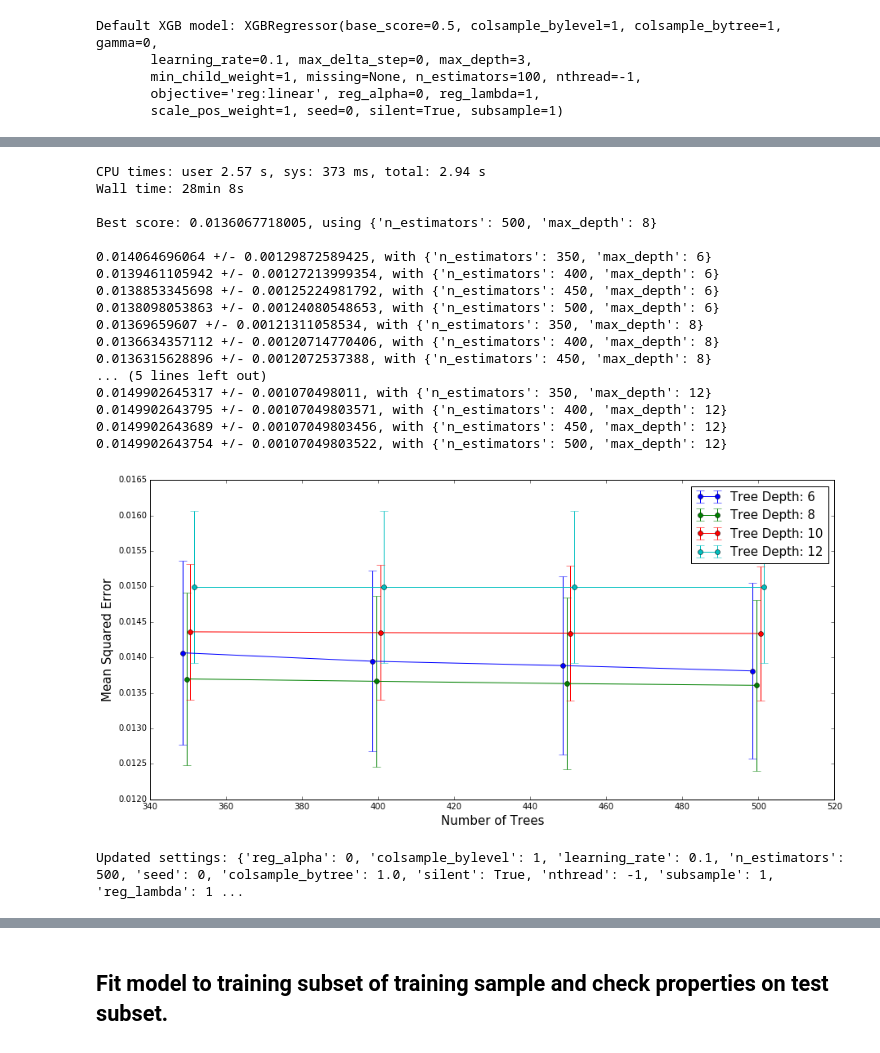
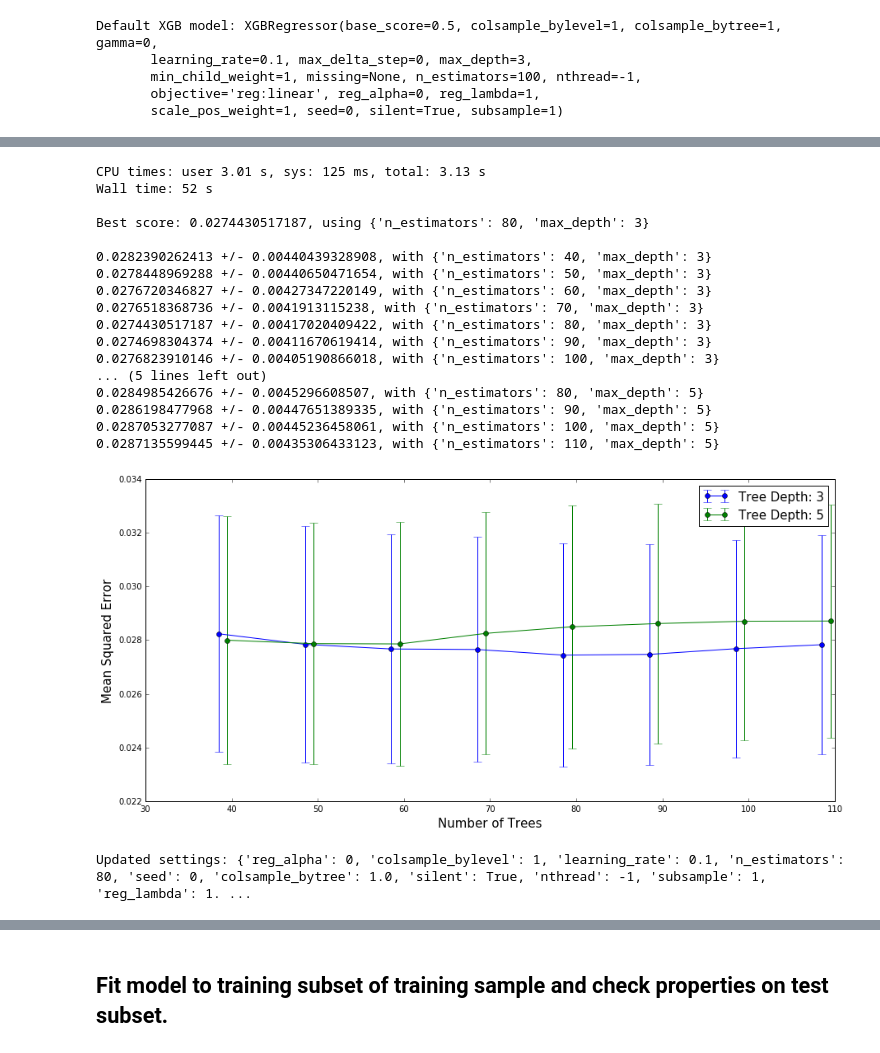
Before and after one commit to LucDemortier/WindTurbineOutputPrediction, a Jupyter notebook: 5_xgboost_regressor.ipynb, the cells around one changed output, grey strips where cells are left out. Saved outputs shown, nothing was run; the diff lists cells and outputs as text; code cells hidden in the pictures.

Commit message:
Changed XGBoost cross validation to be the one for time series

```diff
--- a/5_xgboost_regressor.ipynb
+++ b/5_xgboost_regressor.ipynb
@@ -49,9 +78,9 @@ import csv
 Load preprocessed training data set and split it into training and testing subsets.
 '''
 # Set input parameters
-N_train           = 10000 # Size of training subset within training data set
-rmws              = 1     # Rolling mean window size
-nturbines         = 10    # Number of different turbines in data set
+N_train           = 10000  # Size of training subset within training data set
+rmws              = 3      # Rolling mean window size
+nturbines         = 10     # Number of different turbines in data set
 wind_measurements = [1, 2, 3, 4, 6, 7, 9, 10]
 gamlss            = False  # Flag to enable analysis on the same predictors as the gamlss analysis
 
@@ -67,7 +96,8 @@ elif rmws==3:
 #    TrainingDataFile = "data/Train_pp_2017_03_09_17_07_30.pkl" # With rolling means over 3 measurements
 #    TrainingDataFile = "data/Train_pp_2017_03_10_15_37_41.pkl" # Rolling means over 3 measurements
 #    TrainingDataFile = "data/Train_pp_2017_03_27_17_43_43.pkl" # Rolling means over 3 measurements, dups removed
-    TrainingDataFile = "data/Train_pp_2017_10_22_17_15_21.pkl" # Rolling means over 3 measurements, dups removed
+#    TrainingDataFile = "data/Train_pp_2017_10_22_17_15_21.pkl" # Rolling means over 3 measurements, dups removed
+    TrainingDataFile = "data/Train_pp_2018_10_21_12_22_36.csv" # Rolling means over 3 measurements (excl.), dups removed
 elif rmws==4:
     rm = "_rm4_"
     TrainingDataFile = "data/Train_pp_2017_03_11_02_06_50.pkl" # Rolling means over 4 measurements
@@ -75,23 +105,26 @@ else:
     print("Invalid rolling mean window size: {0}".format(rmws))
 
 # Load data
-df0 = pd.read_pickle(TrainingDataFile)
+if TrainingDataFile[-3:] == "pkl":
+    df0 = pd.read_pickle(TrainingDataFile)
+else:
+    df0 = pd.read_csv(TrainingDataFile, header=[0,1])
 print('Shape of loaded data frame: {0}'.format(df0.shape))
 
 # Rename dataframe columns and make lists with the new predictor and target labels
-predictors  = [item[0]+'_'+str(item[1]) for item in df0.columns.values if item[0]!='TARGETVAR']
-predictors  = [predictor if predictor[-1]!='_' else predictor[:-1] for predictor in predictors]
+predictors  = [item[0]+'_'+str(item[1]) if item[1].isdigit() else item[0] \
+               for item in df0.columns.values if item[0]!='TARGETVAR']
 targets     = [item[0]+'_'+str(item[1]) for item in df0.columns.values if item[0]=='TARGETVAR']
 df0.columns = targets+predictors
 
 # If desired, transform predictor variables to be the same as in the gamlss analysis
-U10label  = ["U10"+rm+str(i) for i in wind_measurements]
-U100label = ["U100"+rm+str(i) for i in wind_measurements]
-V10label  = ["V10"+rm+str(i) for i in wind_measurements]
-V100label = ["V100"+rm+str(i) for i in wind_measurements]
-H10label  = ["H10"+rm+str(i) for i in wind_measurements]
-H100label = ["H100"+rm+str(i) for i in wind_measurements]
 if gamlss:
+    U10label  = ["U10"+rm+str(i) for i in wind_measurements]
+    U100label = ["U100"+rm+str(i) for i in wind_measurements]
+    V10label  = ["V10"+rm+str(i) for i in wind_measurements]
+    V100label = ["V100"+rm+str(i) for i in wind_measurements]
+    H10label  = ["H10"+rm+str(i) for i in wind_measurements]
+    H100label = ["H100"+rm+str(i) for i in wind_measurements]
     for i in range(0,len(wind_measurements)):
         df0[H10label[i]]  = np.sqrt(df0[U10label[i]]**2 + df0[V10label[i]]**2)
         df0[H100label[i]] = np.sqrt(df0[U100label[i]]**2 + df0[V100label[i]]**2)
@@ -102,8 +135,11 @@ if gamlss:
     df0.drop(["YEAR", "DAYOFYEAR", "HOUR"], 1, inplace=True)
     predictors = [item for item in df0.columns.values if item[:9]!='TARGETVAR']
 
-# Split data set into training and testing subsets
-df0_train, df0_test  = train_test_split(df0, train_size=N_train, random_state=0)
+# Split data set into training and testing subsets.
+# Note that we don't randomize since the data set is a time series.
+# Training and testing subsets are taken from consecutive, non-overlapping time periods.
+df0_train = df0.iloc[:N_train,:].copy(deep=True)
+df0_test  = df0.iloc[N_train:,:].copy(deep=True)
 
 print('Shape of df0_train:         {0}'.format(df0_train.shape))
 print('Shape of df0_test:          {0}'.format(df0_test.shape))
@@ -198,58 +234,58 @@ Tune the number and size of trees using cross-validation.
 '''
 
 # Grid search
-xgb1 = XGBRegressor(**defaults)
-searchGrid = {'n_estimators': [350, 400, 450, 500], 'max_depth': [6, 8, 10, 12]}
-gSearch = GridSearchCV(xgb1, searchGrid, scoring='neg_mean_squared_error', n_jobs=-1,
-                       iid=True, cv=5, refit=False)
+xgb1       = XGBRegressor(**defaults)
+searchGrid = {'n_estimators': [40, 50, 60, 70, 80, 90, 100, 110], 'max_depth': [3, 5]}
+tscv       = TimeSeriesSplit(n_splits=5)
+gSearch    = GridSearchCV(xgb1, searchGrid, scoring='neg_mean_squared_error', n_jobs=-1, cv=tscv, refit=True)
 %time gSearch.fit(df0_train[predictors], df0_train[target])
 
 # Summarize results
 print('\nBest score: {0}, using {1}\n'.format(-gSearch.best_score_, gSearch.best_params_))
 means  = gSearch.cv_results_['mean_test_score']
 stds   = gSearch.cv_results_['std_test_score']
 params = gSearch.cv_results_['params']
 for mean, stdev, param in zip(means, stds, params):
     print('{0} +/- {1}, with {2}'.format(-mean, stdev, param))
 
 # Plot results (flip the score signs so we have mse instead of -mse).
 n_xval    = len(searchGrid['n_estimators'])
 n_yval    = len(searchGrid['max_depth'])
 scores    = -np.array(means).reshape(n_yval, n_xval)
 escores   = np.array(stds).reshape(n_yval, n_xval)
 fig, axis = plt.subplots(nrows=1, ncols=1, figsize=(15, 7))
 x_offset = [-1.5, -0.5, 0.5, 1.5]
 for i, value in enumerate(searchGrid['max_depth']):
     plt.errorbar(x_offset[i]+np.array(searchGrid['n_estimators']), scores[i],
                  yerr=escores[i], fmt='-o', capsize=5, label='Tree Depth: '+str(value))
 plt.legend(fontsize=15)
 plt.xlabel('Number of Trees', fontsize=15)
 plt.ylabel('Mean Squared Error', fontsize=15)
 plt.show()
 
 # Update defaults
 defaults.update(gSearch.best_params_)
 print('Updated settings: {0}'.format(defaults))
 # %% [output]
-CPU times: user 2.57 s, sys: 373 ms, total: 2.94 s
-Wall time: 28min 8s
+CPU times: user 3.01 s, sys: 125 ms, total: 3.13 s
+Wall time: 52 s
 
-Best score: 0.0136067718005, using {'n_estimators': 500, 'max_depth': 8}
+Best score: 0.0274430517187, using {'n_estimators': 80, 'max_depth': 3}
 
-0.014064696064 +/- 0.00129872589425, with {'n_estimators': 350, 'max_depth': 6}
-0.0139461105942 +/- 0.00127213999354, with {'n_estimators': 400, 'max_depth': 6}
-0.0138853345698 +/- 0.00125224981792, with {'n_estimators': 450, 'max_depth': 6}
-0.0138098053863 +/- 0.00124080548653, with {'n_estimators': 500, 'max_depth': 6}
-0.01369659607 +/- 0.00121311058534, with {'n_estimators': 350, 'max_depth': 8}
-0.0136634357112 +/- 0.00120714770406, with {'n_estimators': 400, 'max_depth': 8}
-0.0136315628896 +/- 0.0012072537388, with {'n_estimators': 450, 'max_depth': 8}
+0.0282390262413 +/- 0.00440439328908, with {'n_estimators': 40, 'max_depth': 3}
+0.0278448969288 +/- 0.00440650471654, with {'n_estimators': 50, 'max_depth': 3}
+0.0276720346827 +/- 0.00427347220149, with {'n_estimators': 60, 'max_depth': 3}
+0.0276518368736 +/- 0.0041913115238, with {'n_estimators': 70, 'max_depth': 3}
+0.0274430517187 +/- 0.00417020409422, with {'n_estimators': 80, 'max_depth': 3}
+0.0274698304374 +/- 0.00411670619414, with {'n_estimators': 90, 'max_depth': 3}
+0.0276823910146 +/- 0.00405190866018, with {'n_estimators': 100, 'max_depth': 3}
 ... (5 lines left out)
-0.0149902645317 +/- 0.001070498011, with {'n_estimators': 350, 'max_depth': 12}
-0.0149902643795 +/- 0.00107049803571, with {'n_estimators': 400, 'max_depth': 12}
-0.0149902643689 +/- 0.00107049803456, with {'n_estimators': 450, 'max_depth': 12}
-0.0149902643754 +/- 0.00107049803522, with {'n_estimators': 500, 'max_depth': 12}
+0.0284985426676 +/- 0.0045296608507, with {'n_estimators': 80, 'max_depth': 5}
+0.0286198477968 +/- 0.00447651389335, with {'n_estimators': 90, 'max_depth': 5}
+0.0287053277087 +/- 0.00445236458061, with {'n_estimators': 100, 'max_depth': 5}
+0.0287135599445 +/- 0.00435306433123, with {'n_estimators': 110, 'max_depth': 5}
-[figure, old version]
+[figure, new version]
-Updated settings: {'reg_alpha': 0, 'colsample_bylevel': 1, 'learning_rate': 0.1, 'n_estimators': 500, 'seed': 0, 'colsample_bytree': 1.0, 'silent': True, 'nthread': -1, 'subsample': 1, 'reg_lambda': 1 ...
+Updated settings: {'reg_alpha': 0, 'colsample_bylevel': 1, 'learning_rate': 0.1, 'n_estimators': 80, 'seed': 0, 'colsample_bytree': 1.0, 'silent': True, 'nthread': -1, 'subsample': 1, 'reg_lambda': 1. ...
 # %% [markdown]
 <a id='Cell6'></a>
 # %%
```
Also changed, not shown: parts of 25 cells of this notebook, 2 other files.
